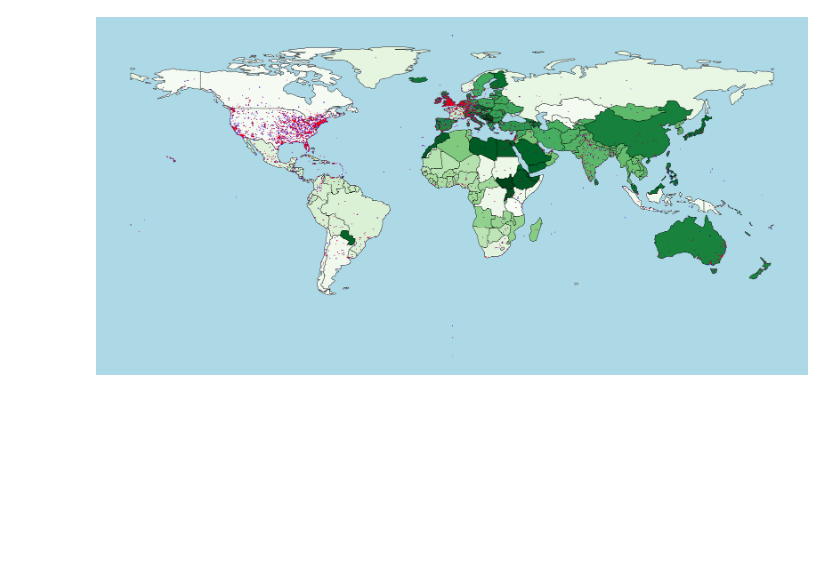
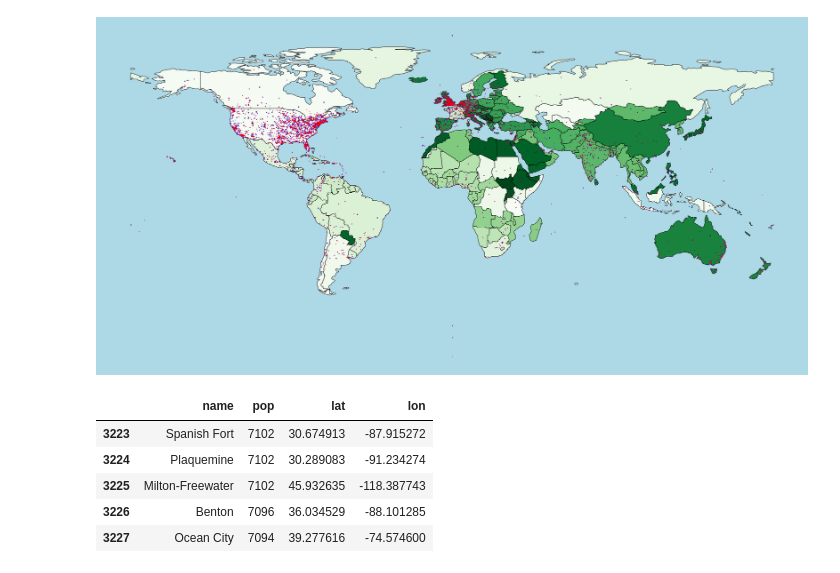
Before and after one commit to jAndrewtomich/2020-US-Elections, a Jupyter notebook: 2020_presidential_votes.ipynb, the cells around one changed output. Drawn from its saved outputs; the diff is of its cells as text; code cells hidden in the pictures; blank space fills up the shorter version.

```diff
--- a/2020_presidential_votes.ipynb
+++ b/2020_presidential_votes.ipynb
@@ -259,3 +259,13 @@ ax.axis('off')
 plt.show()
 # %% [output]
 [figure]
+# %%
+df = pd.read_csv('https://raw.githubusercontent.com/plotly/datasets/master/2014_us_cities.csv')
+df.tail()
+# %% [output]
+|  | name | pop | lat | lon |
+| 3223 | Spanish Fort | 7102 | 30.674913 | -87.915272 |
+| 3224 | Plaquemine | 7102 | 30.289083 | -91.234274 |
+| 3225 | Milton-Freewater | 7102 | 45.932635 | -118.387743 |
+| 3226 | Benton | 7096 | 36.034529 | -88.101285 |
+| 3227 | Ocean City | 7094 | 39.277616 | -74.574600 |
```
Also changed, not shown: parts of 3 cells of this notebook.
